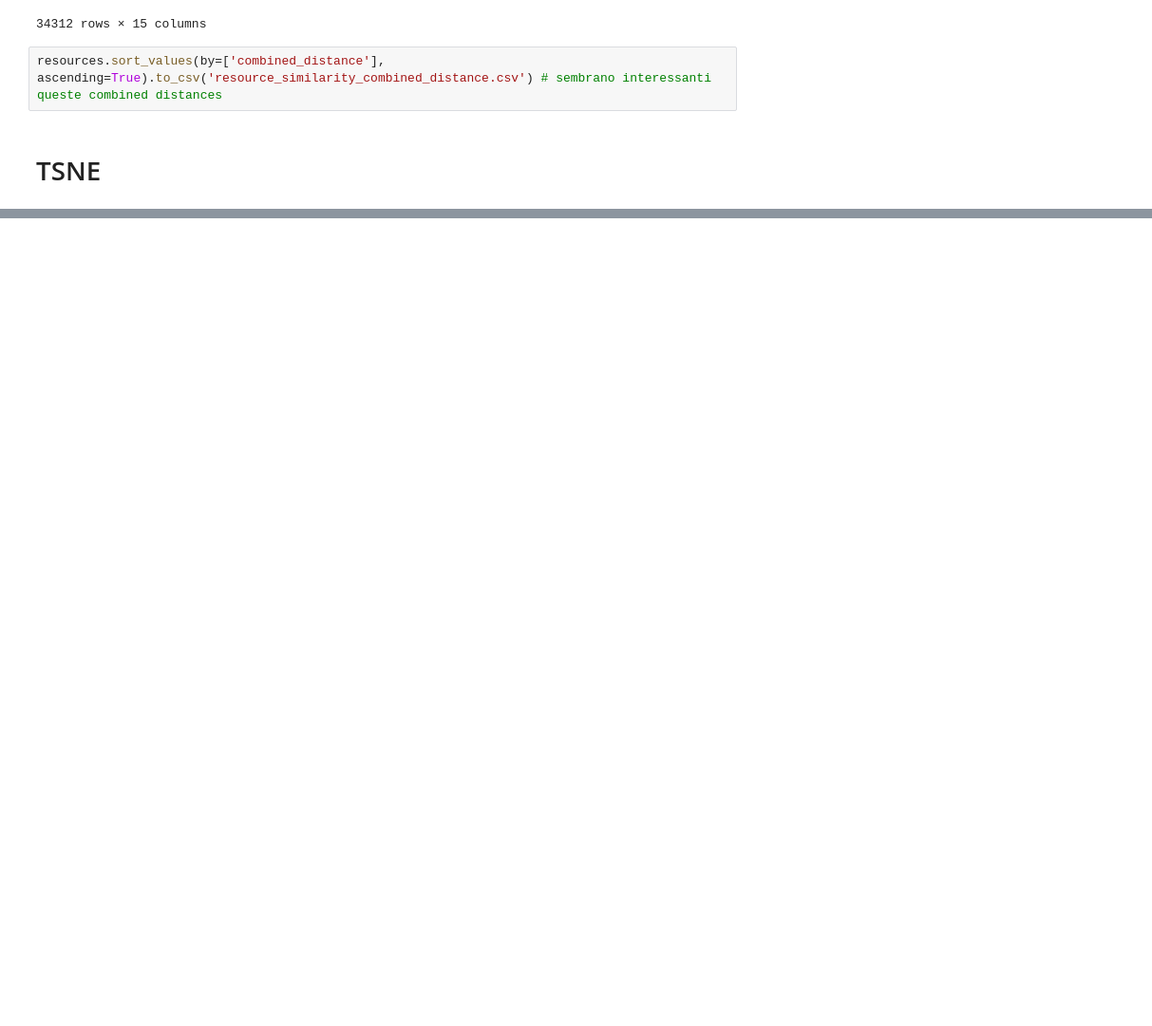
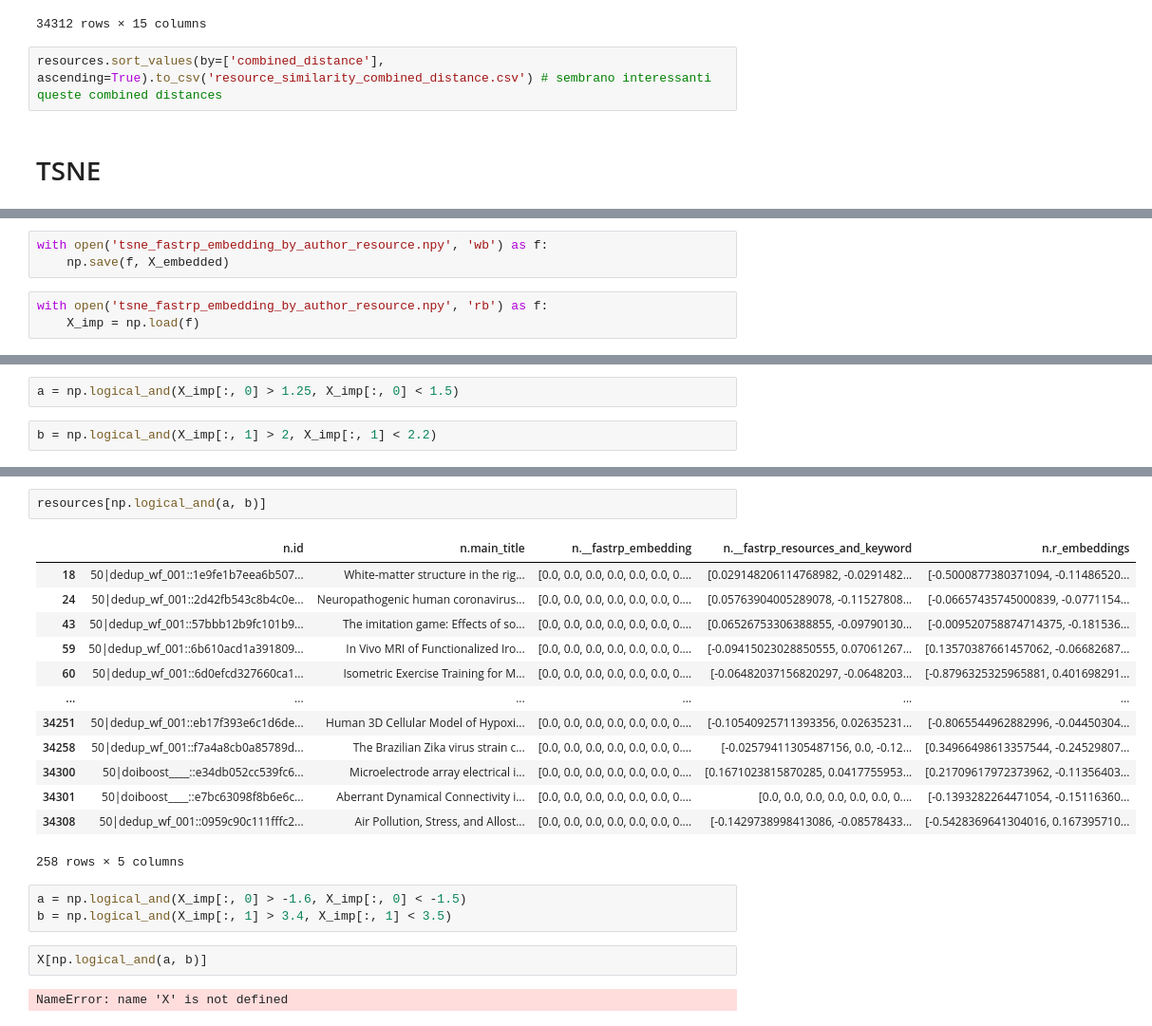
Before and after one commit to minu7/neuroinformatics-analysis, a Jupyter notebook: resource_analysis.ipynb, the cells around one changed output, grey strips where cells are left out. Shown: that part at 95% size. Saved outputs shown, nothing was run; the diff lists cells and outputs as text; blank space fills up the shorter version.

```diff
--- a/resource_analysis.ipynb
+++ b/resource_analysis.ipynb
@@ -250,4 +255,10 @@ X = np.array(resources["n.__fastrp_embedding"].to_list()).astype(float)
 X_embedded = TSNE(n_components=2).fit_transform(X)
+# %%
+with open('tsne_fastrp_embedding_by_author_resource.npy', 'wb') as f:
+    np.save(f, X_embedded)
+# %%
+with open('tsne_fastrp_embedding_by_author_resource.npy', 'rb') as f:
+    X_imp = np.load(f)
 # %%
 import matplotlib.pyplot as plt
 %matplotlib widget
@@ -255,3 +266,7 @@ plt.scatter(X_embedded[:, 0], X_embedded[:, 1], s=0.5)
 plt.show()
 # %% [output]
 Canvas(toolbar=Toolbar(toolitems=[('Home', 'Reset original view', 'home', 'home'), ('Back', 'Back to previous …
+# %%
+a = np.logical_and(X_imp[:, 0] > 1.25, X_imp[:, 0] < 1.5)
+# %%
+b = np.logical_and(X_imp[:, 1] > 2, X_imp[:, 1] < 2.2)
@@ -257,0 +283,23 @@ Canvas(toolbar=Toolbar(toolitems=[('Home', 'Reset original view', 'home', 'home'
+# %%
+resources[np.logical_and(a, b)]
+# %% [output]
+|  | n.id | n.main_title | n.__fastrp_embedding | n.__fastrp_resources_and_keyword | n.r_embeddings |
+| 18 | 50|dedup_wf_001::1e9fe1b7eea6b507... | White-matter structure in the rig... | [0.0, 0.0, 0.0, 0.0, 0.0, 0.0, 0.... | [0.029148206114768982, -0.0291482... | [-0.5000877380371094, -0.11486520... |
+| 24 | 50|dedup_wf_001::2d42fb543c8b4c0e... | Neuropathogenic human coronavirus... | [0.0, 0.0, 0.0, 0.0, 0.0, 0.0, 0.... | [0.05763904005289078, -0.11527808... | [-0.06657435745000839, -0.0771154... |
+| 43 | 50|dedup_wf_001::57bbb12b9fc101b9... | The imitation game: Effects of so... | [0.0, 0.0, 0.0, 0.0, 0.0, 0.0, 0.... | [0.06526753306388855, -0.09790130... | [-0.009520758874714375, -0.181536... |
+| 59 | 50|dedup_wf_001::6b610acd1a391809... | In Vivo MRI of Functionalized Iro... | [0.0, 0.0, 0.0, 0.0, 0.0, 0.0, 0.... | [-0.09415023028850555, 0.07061267... | [0.13570387661457062, -0.06682687... |
+| 60 | 50|dedup_wf_001::6d0efcd327660ca1... | Isometric Exercise Training for M... | [0.0, 0.0, 0.0, 0.0, 0.0, 0.0, 0.... | [-0.06482037156820297, -0.0648203... | [-0.8796325325965881, 0.401698291... |
+| ... | ... | ... | ... | ... | ... |
+| 34251 | 50|dedup_wf_001::eb17f393e6c1d6de... | Human 3D Cellular Model of Hypoxi... | [0.0, 0.0, 0.0, 0.0, 0.0, 0.0, 0.... | [-0.10540925711393356, 0.02635231... | [-0.8065544962882996, -0.04450304... |
+| 34258 | 50|dedup_wf_001::f7a4a8cb0a85789d... | The Brazilian Zika virus strain c... | [0.0, 0.0, 0.0, 0.0, 0.0, 0.0, 0.... | [-0.02579411305487156, 0.0, -0.12... | [0.34966498613357544, -0.24529807... |
+| 34300 | 50|doiboost____::e34db052cc539fc6... | Microelectrode array electrical i... | [0.0, 0.0, 0.0, 0.0, 0.0, 0.0, 0.... | [0.1671023815870285, 0.0417755953... | [0.21709617972373962, -0.11356403... |
+| 34301 | 50|doiboost____::e7bc63098f8b6e6c... | Aberrant Dynamical Connectivity i... | [0.0, 0.0, 0.0, 0.0, 0.0, 0.0, 0.... | [0.0, 0.0, 0.0, 0.0, 0.0, 0.0, 0.... | [-0.1393282264471054, -0.15116360... |
+| 34308 | 50|dedup_wf_001::0959c90c111fffc2... | Air Pollution, Stress, and Allost... | [0.0, 0.0, 0.0, 0.0, 0.0, 0.0, 0.... | [-0.1429738998413086, -0.08578433... | [-0.5428369641304016, 0.167395710... |
+258 rows × 5 columns
+# %%
+a = np.logical_and(X_imp[:, 0] > -1.6, X_imp[:, 0] < -1.5)
+b = np.logical_and(X_imp[:, 1] > 3.4, X_imp[:, 1] < 3.5)
+# %%
+X[np.logical_and(a, b)]
+# %% [output]
+NameError: name 'X' is not defined
```
Also changed, not shown: parts of 9 cells of this notebook, 8 other files.
